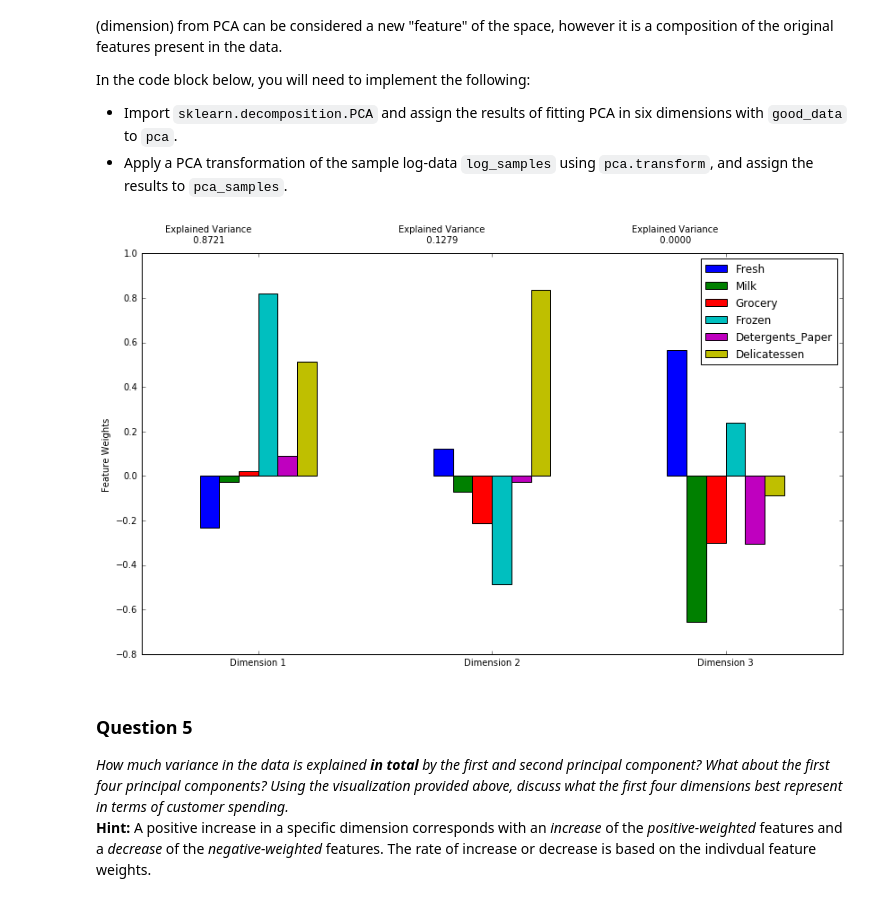
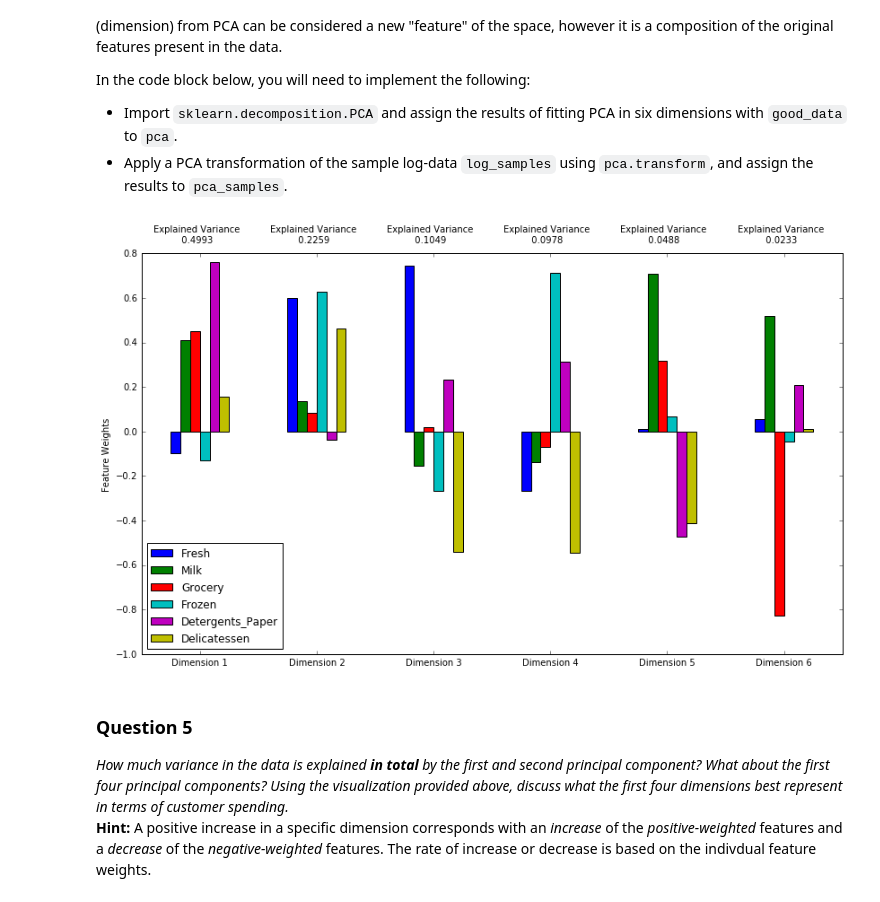
Before and after one commit to viligabi/udacity_costumer_segments, a Jupyter notebook: customer_segments.ipynb, the cells around one changed output. Cells and saved outputs as stored; diff of their text form; code cells hidden in the pictures.

Commit message:
PCA fit/transform corrected

```diff
--- a/customer_segments.ipynb
+++ b/customer_segments.ipynb
@@ -389,15 +389,15 @@ In the code block below, you will need to implement the following:
 # %%
 from sklearn.decomposition import PCA
 # TODO: Apply PCA to the good data with the same number of dimensions as features
-pca = PCA(n_components=6)
+pca = PCA(n_components=6).fit(good_data)
 
 # TODO: Apply a PCA transformation to the sample log-data
-pca_samples = pca.fit(log_samples)
+pca_samples = pca.transform(log_samples)
 
 # Generate PCA results plot
 pca_results = rs.pca_results(good_data, pca)
 # %% [output]
-[figure, old version]
+[figure, new version]
 # %% [markdown]
 ### Question 5
 *How much variance in the data is explained* ***in total*** *by the first and second principal component? What about the first four principal components? Using the visualization provided above, discuss what the first four dimensions best represent in terms of customer spending.*
```
Also changed, not shown: parts of 1 cell of this notebook, 2 other files.
